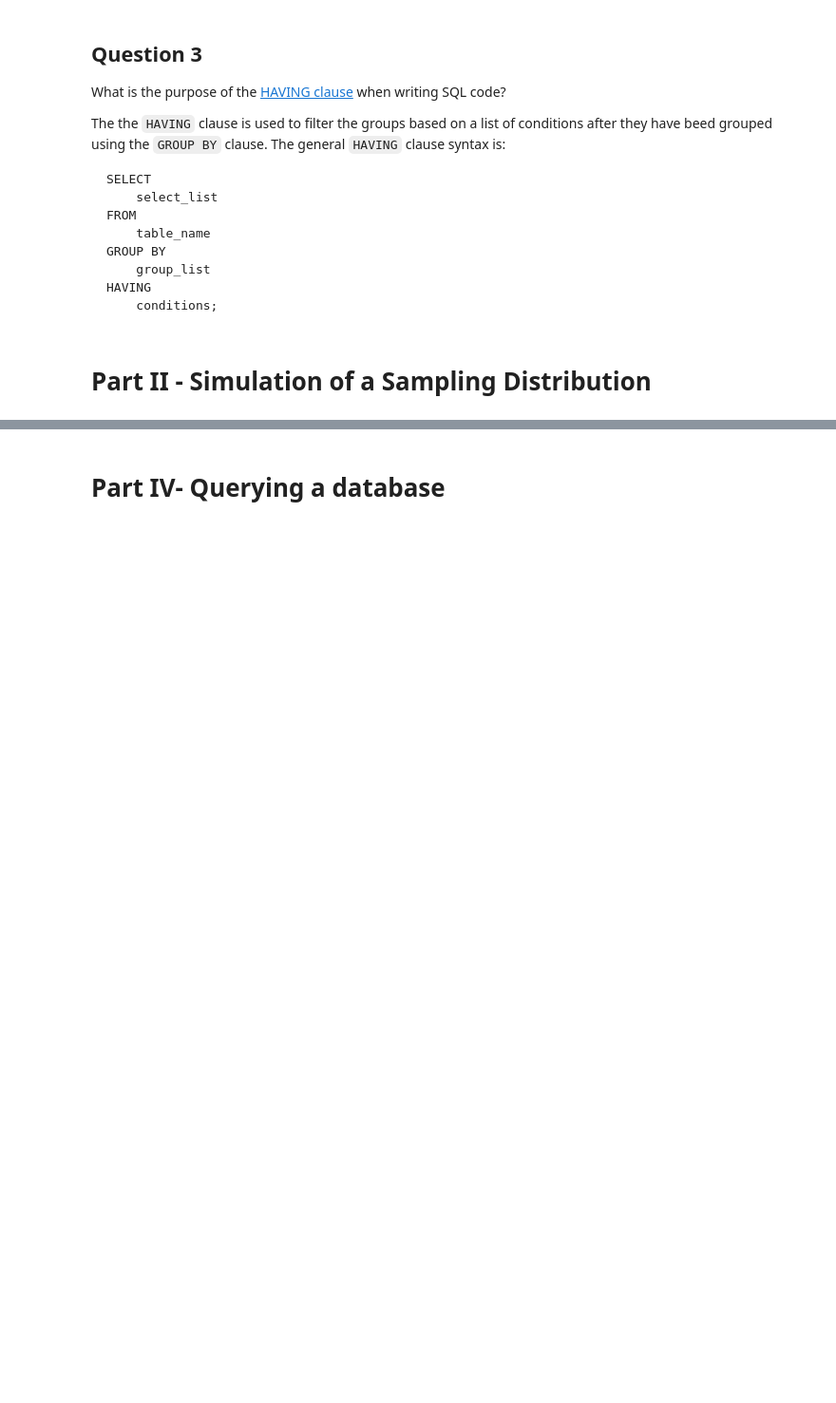
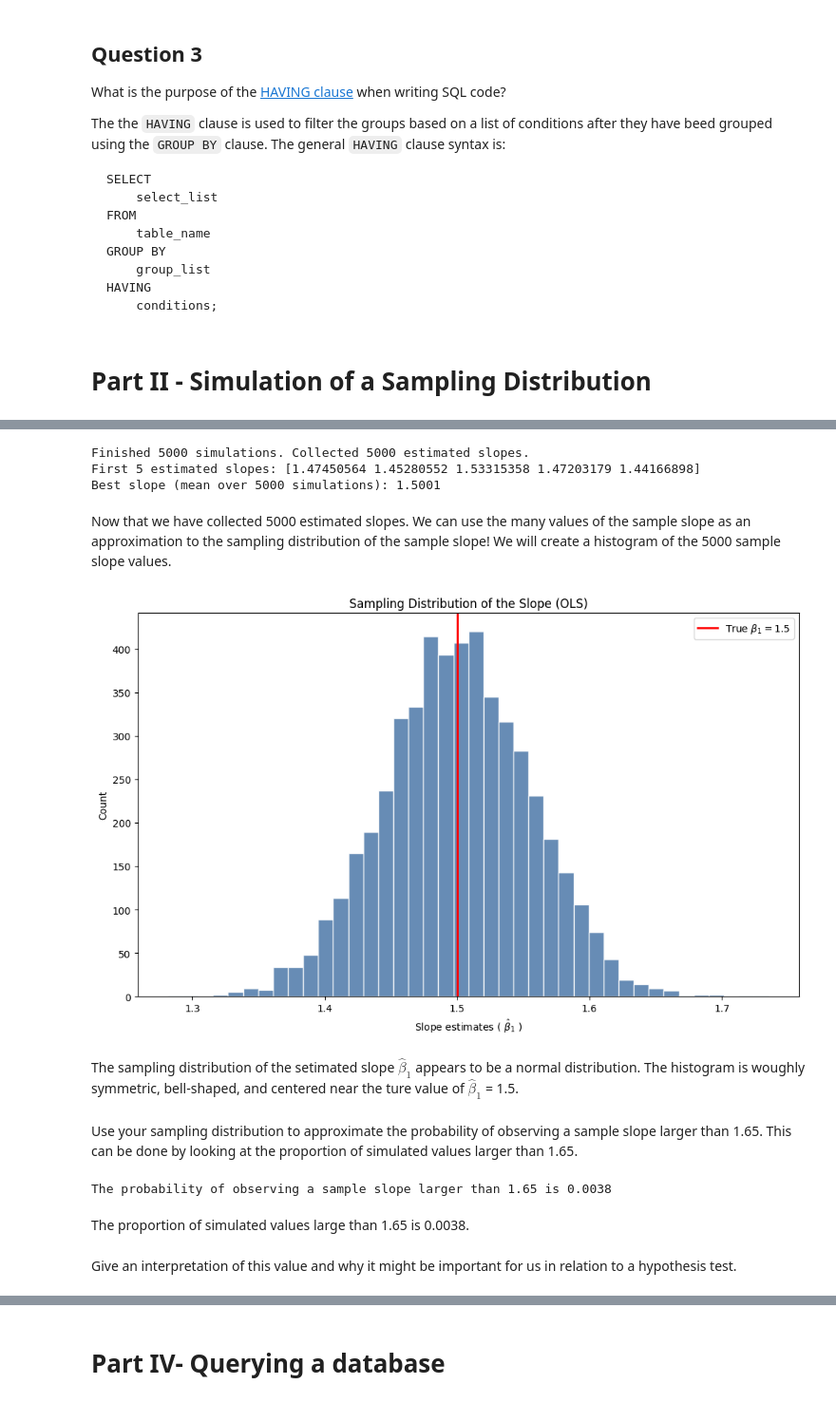
Before and after one commit to hzhoujoy/ST554_HomeWork5, a Jupyter notebook: HomeWork5.ipynb, the cells around one changed output, grey strips where cells are left out. Shown at 95% size. Drawn from its saved outputs; the diff is of its cells as text; code cells hidden in the pictures; blank space fills up the shorter version.

```diff
--- a/HomeWork5.ipynb
+++ b/HomeWork5.ipynb
@@ -78,0 +134,75 @@ We will use simulation to invertigate the sampling distribution of
+# %%
+import matplotlib.pyplot as plt
+import numpy as np
+from numpy.random import default_rng
+from sklearn import linear_model
+
+rng = default_rng(32) # seed
+beta_0 = 7
+beta_1 = 1.5
+# get three 'values' of x at each integer from 0 to 10.
+x = np.array(list(np.linspace(start = 0, stop = 10, num = 11))*3)
+n = len(x) # Ensure n matches the length of x
+
+simulations = 5000
+slopes = []
+
+# sklearn expects a 2D array for X
+X = x.reshape(-1, 1)
+
+for _ in range(simulations):
+    # Generate the y values with random normal noise
+    y = beta_0 + beta_1 * x + rng.standard_normal(n)
+
+    # Fit OLS with intercept
+    reg = linear_model.LinearRegression() #Create a reg objec
+    reg.fit(X, y)
+
+    # Extract and save the slope
+    slopes.append(reg.coef_[0])
+
+# Convert the list of slopes to a NumPy array for easier analysis
+slopes = np.array(slopes)
+
+# BEST slope estimate across all 5000 runs
+best_slope = slopes.mean()
+
+
+print(f"Finished {simulations} simulations. Collected {len(slopes)} estimated slopes.")
+print(f"First 5 estimated slopes: {slopes[:5]}")
+print(f"Best slope (mean over 5000 simulations): {best_slope:.4f}")
+# %% [output]
+Finished 5000 simulations. Collected 5000 estimated slopes.
+First 5 estimated slopes: [1.47450564 1.45280552 1.53315358 1.47203179 1.44166898]
+Best slope (mean over 5000 simulations): 1.5001
+# %% [markdown]
+Now that we have collected 5000 estimated slopes. We can use the many values of the sample slope as an approximation to the sampling distribution of the sample slope! We will create a histogram of the 5000 sample slope values.
+# %%
+import numpy as np
+import matplotlib.pyplot as plt
+
+# assumes `slopes` is a 1D numpy array of length 5000 with your slope estimates
+beta_1 = 1.5
+plt.figure(figsize=(12, 7))
+plt.hist(slopes, bins=40, color="#4C78A8", edgecolor="white", alpha=0.85)
+plt.axvline(x=beta_1, color="red", linewidth=2, label=r"True $\beta_1 = 1.5$")
+plt.xlabel("Slope estimates ( $\hat{\\beta}_1$)")
+plt.ylabel("Count")
+plt.title("Sampling Distribution of the Slope (OLS)")
+plt.legend()
+plt.show()
+# %% [output]
+[figure, added]
+# %% [markdown]
+The sampling distribution of the setimated slope $\hat{\beta}_1$ appears to be a normal distribution. The histogram is woughly symmetric, bell-shaped, and centered near the ture value of $\hat{\beta}_1$ = 1.5.
+# %% [markdown]
+Use your sampling distribution to approximate the probability of observing a sample slope larger than 1.65. This can be done by looking at the proportion of simulated values larger than 1.65.
+# %%
+prop = (slopes > 1.65).mean()
+print(f"The probability of observing a sample slope larger than 1.65 is {prop:.4f}")
+# %% [output]
+The probability of observing a sample slope larger than 1.65 is 0.0038
+# %% [markdown]
+The proportion of simulated values large than 1.65 is 0.0038.
+# %% [markdown]
+Give an interpretation of this value and why it might be important for us in relation to a hypothesis test.
```
Also changed, not shown: parts of 12 cells of this notebook.
